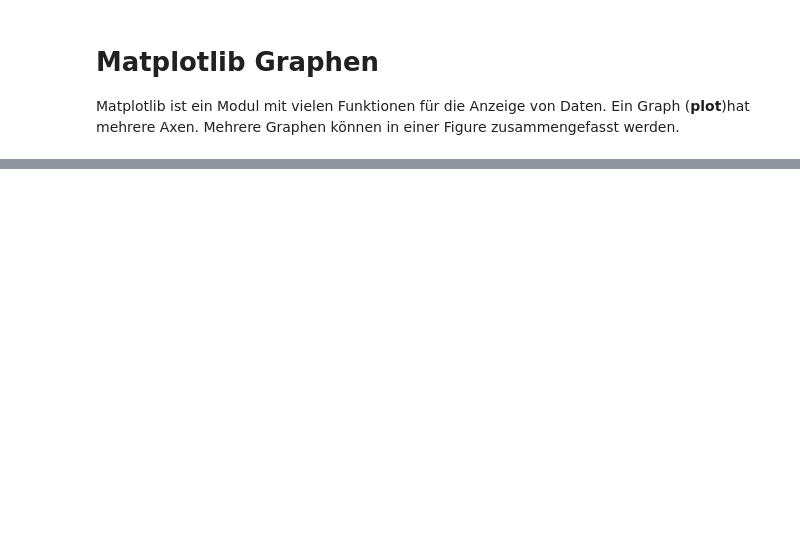
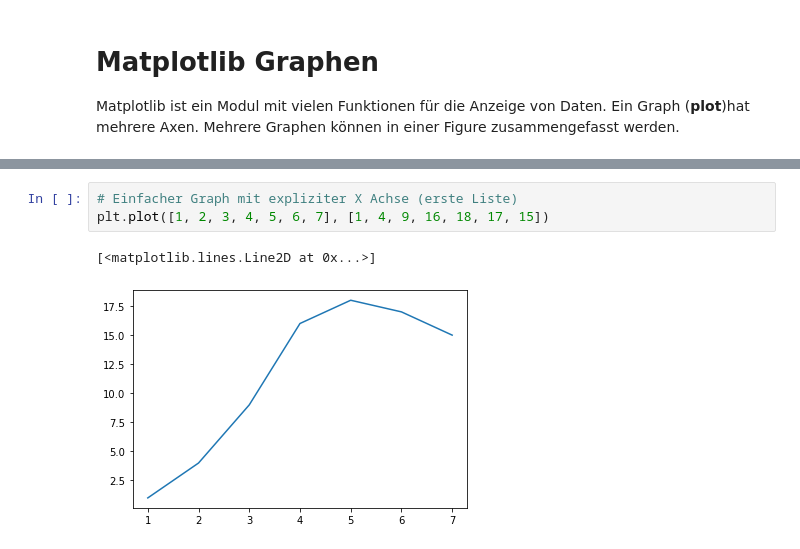
Before and after one commit to ditomax/mlwifianwender, a Jupyter notebook: 01 Anwendungsbeispiel Basic Python.ipynb, the cells around one changed output, grey strips where cells are left out. Saved outputs shown, nothing was run; the diff lists cells and outputs as text; blank space fills up the shorter version.

```diff
--- a/01 Anwendungsbeispiel Basic Python.ipynb
+++ b/01 Anwendungsbeispiel Basic Python.ipynb
@@ -248,0 +251,6 @@ Matplotlib ist ein Modul mit vielen Funktionen für die Anzeige von Daten. Ein G
+# %%
+# Einfacher Graph mit expliziter X Achse (erste Liste)
+plt.plot([1, 2, 3, 4, 5, 6, 7], [1, 4, 9, 16, 18, 17, 15])
+# %% [output]
+[<matplotlib.lines.Line2D at 0x...>]
+[figure, added]
```
Also changed, not shown: parts of 4 cells of this notebook.
